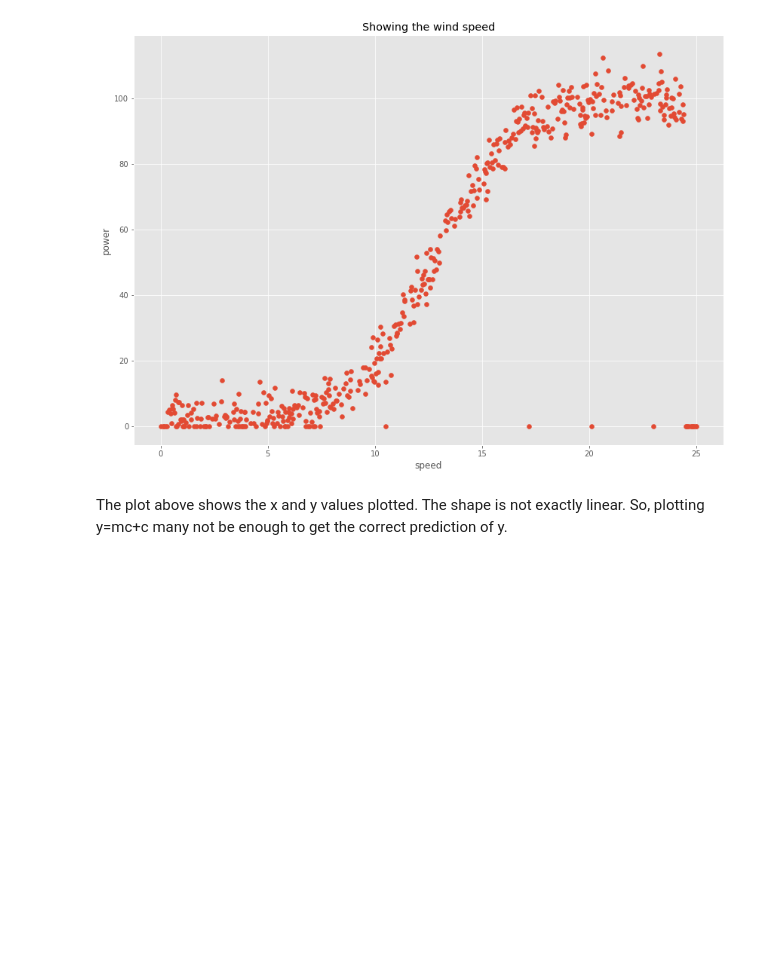
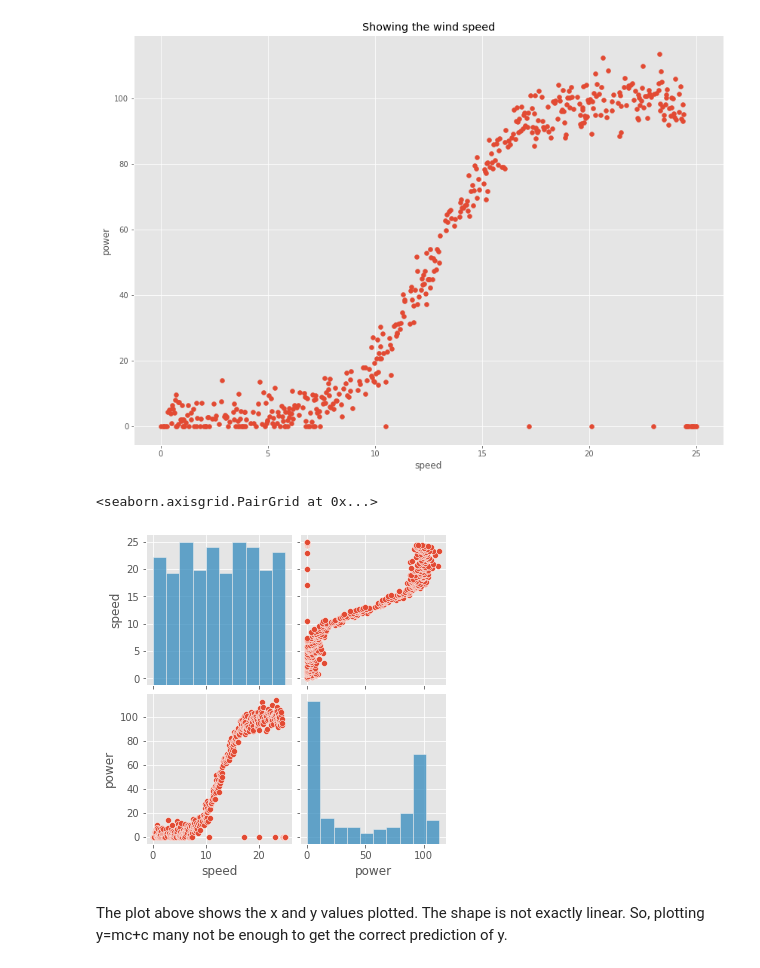
Before and after one commit to G00387859/Fundamentals-of-Data-Analysis-Project-2020, a Jupyter notebook: Fundamentals-of-Data-Analysis-Project-2020.ipynb, the cells around one changed output. Saved outputs shown, nothing was run; the diff lists cells and outputs as text; code cells hidden in the pictures; blank space fills up the shorter version.

```diff
--- a/Fundamentals-of-Data-Analysis-Project-2020.ipynb
+++ b/Fundamentals-of-Data-Analysis-Project-2020.ipynb
@@ -92,6 +93,11 @@ plt.ylabel("power")
 plt.show();
 # %% [output]
 [figure]
+# %%
+sns.pairplot(df)
+# %% [output]
+<seaborn.axisgrid.PairGrid at 0x...>
+[figure, added]
 # %% [markdown]
 The plot above shows the x and y values plotted. The shape is not exactly linear. So, plotting y=mc+c many not be enough to get the correct prediction of y.
 # %%
```
Also changed, not shown: parts of 18 cells of this notebook.
